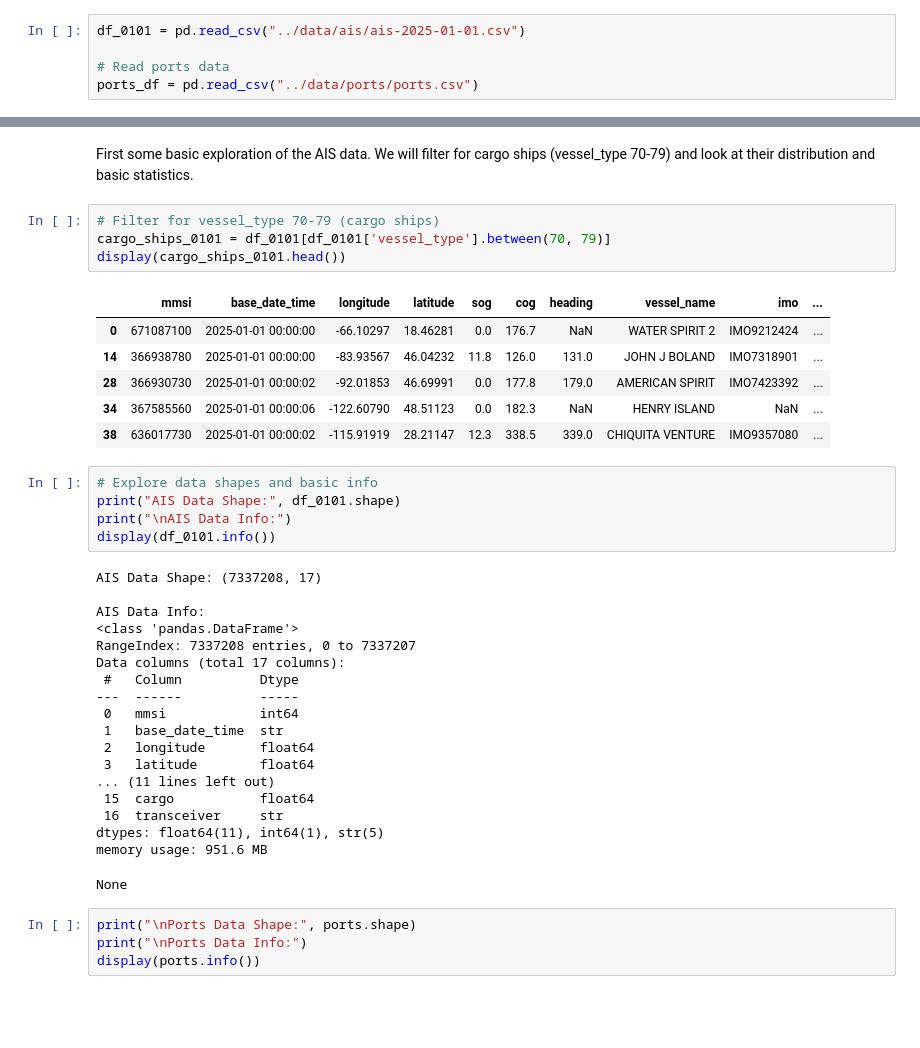
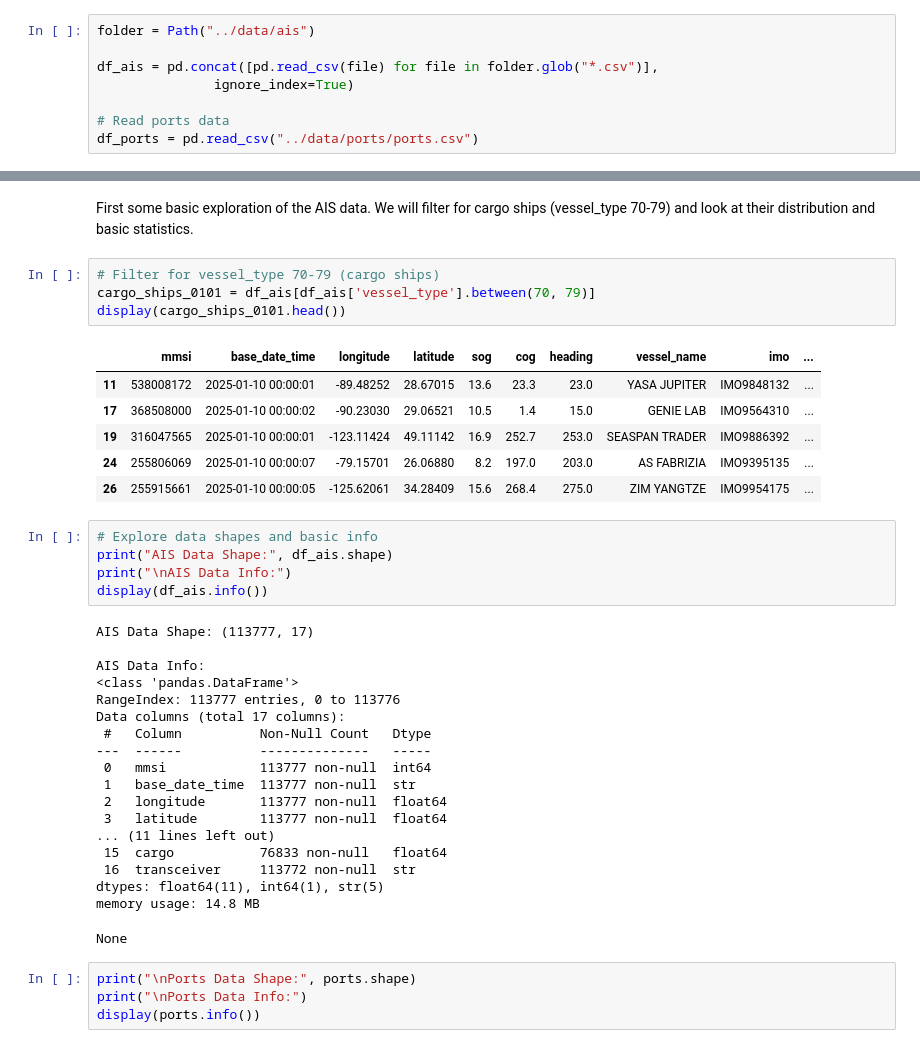
Before and after one commit to JefVanLaer/delay_predictor, a Jupyter notebook: notebooks/exploration.ipynb, the cells around one changed output, grey strips where cells are left out. Saved outputs shown, nothing was run; the diff lists cells and outputs as text; blank space fills up the shorter version.

```diff
--- a/notebooks/exploration.ipynb
+++ b/notebooks/exploration.ipynb
@@ -18,9 +16,12 @@ from datetime import timedelta
 # %% [markdown]
 Read the data for January 1st, 2025 and the ports data. We will convert the ports data into a GeoDataFrame for easier geographic analysis.
 # %%
-df_0101 = pd.read_csv("../data/ais/ais-2025-01-01.csv")
+folder = Path("../data/ais")
+
+df_ais = pd.concat([pd.read_csv(file) for file in folder.glob("*.csv")],
+               ignore_index=True)
 
 # Read ports data
-ports_df = pd.read_csv("../data/ports/ports.csv")
+df_ports = pd.read_csv("../data/ports/ports.csv")
 # %%
 # Apply conversion to decimal degrees for latitude and longitude
@@ -53,38 +54,38 @@ display(ports.head())
 First some basic exploration of the AIS data. We will filter for cargo ships (vessel_type 70-79) and look at their distribution and basic statistics.
 # %%
 # Filter for vessel_type 70-79 (cargo ships)
-cargo_ships_0101 = df_0101[df_0101['vessel_type'].between(70, 79)]
+cargo_ships_0101 = df_ais[df_ais['vessel_type'].between(70, 79)]
 display(cargo_ships_0101.head())
 # %% [output]
 |  | mmsi | base_date_time | longitude | latitude | sog | cog | heading | vessel_name | imo | ... |
-| 0 | 671087100 | 2025-01-01 00:00:00 | -66.10297 | 18.46281 | 0.0 | 176.7 | NaN | WATER SPIRIT 2 | IMO9212424 | ... |
-| 14 | 366938780 | 2025-01-01 00:00:00 | -83.93567 | 46.04232 | 11.8 | 126.0 | 131.0 | JOHN J BOLAND | IMO7318901 | ... |
-| 28 | 366930730 | 2025-01-01 00:00:02 | -92.01853 | 46.69991 | 0.0 | 177.8 | 179.0 | AMERICAN SPIRIT | IMO7423392 | ... |
-| 34 | 367585560 | 2025-01-01 00:00:06 | -122.60790 | 48.51123 | 0.0 | 182.3 | NaN | HENRY ISLAND | NaN | ... |
-| 38 | 636017730 | 2025-01-01 00:00:02 | -115.91919 | 28.21147 | 12.3 | 338.5 | 339.0 | CHIQUITA VENTURE | IMO9357080 | ... |
+| 11 | 538008172 | 2025-01-10 00:00:01 | -89.48252 | 28.67015 | 13.6 | 23.3 | 23.0 | YASA JUPITER | IMO9848132 | ... |
+| 17 | 368508000 | 2025-01-10 00:00:02 | -90.23030 | 29.06521 | 10.5 | 1.4 | 15.0 | GENIE LAB | IMO9564310 | ... |
+| 19 | 316047565 | 2025-01-10 00:00:01 | -123.11424 | 49.11142 | 16.9 | 252.7 | 253.0 | SEASPAN TRADER | IMO9886392 | ... |
+| 24 | 255806069 | 2025-01-10 00:00:07 | -79.15701 | 26.06880 | 8.2 | 197.0 | 203.0 | AS FABRIZIA | IMO9395135 | ... |
+| 26 | 255915661 | 2025-01-10 00:00:05 | -125.62061 | 34.28409 | 15.6 | 268.4 | 275.0 | ZIM YANGTZE | IMO9954175 | ... |
 # %%
 # Explore data shapes and basic info
-print("AIS Data Shape:", df_0101.shape)
+print("AIS Data Shape:", df_ais.shape)
 print("\nAIS Data Info:")
-display(df_0101.info())
+display(df_ais.info())
 # %% [output]
-AIS Data Shape: (7337208, 17)
+AIS Data Shape: (113777, 17)
 
 AIS Data Info:
 <class 'pandas.DataFrame'>
-RangeIndex: 7337208 entries, 0 to 7337207
+RangeIndex: 113777 entries, 0 to 113776
 Data columns (total 17 columns):
- #   Column          Dtype
----  ------          -----
- 0   mmsi            int64
- 1   base_date_time  str
- 2   longitude       float64
- 3   latitude        float64
+ #   Column          Non-Null Count   Dtype
+---  ------          --------------   -----
+ 0   mmsi            113777 non-null  int64
+ 1   base_date_time  113777 non-null  str
+ 2   longitude       113777 non-null  float64
+ 3   latitude        113777 non-null  float64
 ... (11 lines left out)
- 15  cargo           float64
- 16  transceiver     str
+ 15  cargo           76833 non-null   float64
+ 16  transceiver     113772 non-null  str
 dtypes: float64(11), int64(1), str(5)
-memory usage: 951.6 MB
+memory usage: 14.8 MB
 None
 # %%
 print("\nPorts Data Shape:", ports.shape)
```
Also changed, not shown: parts of 13 cells of this notebook.
